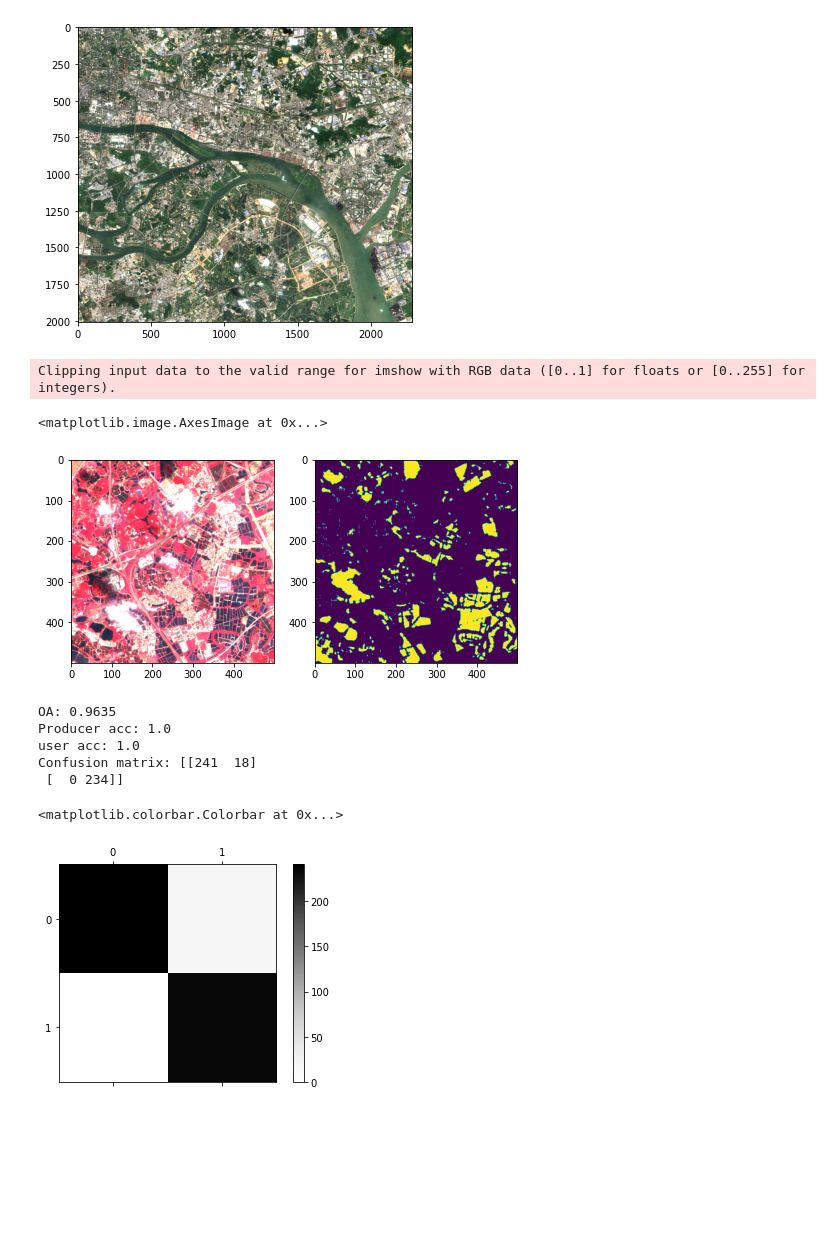
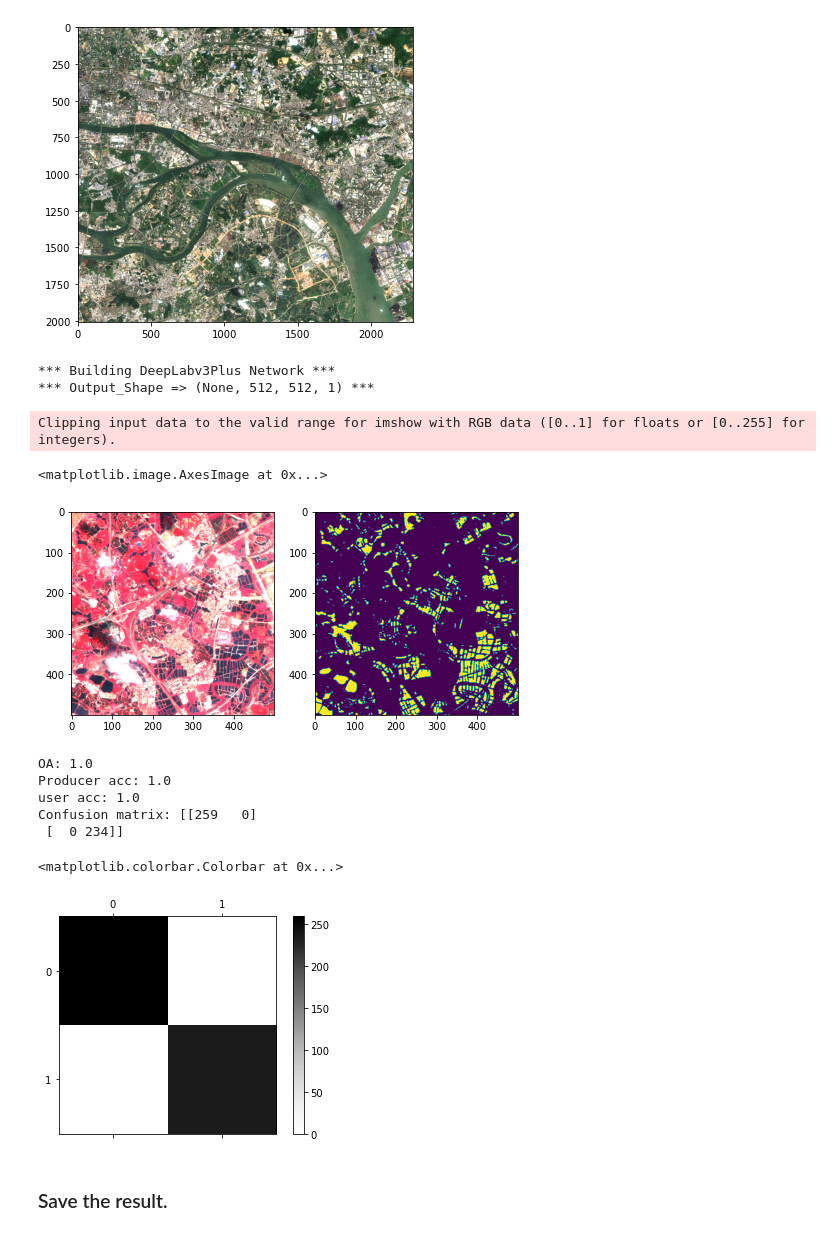
Before and after one commit to xinluo2018/WatNet, a Jupyter notebook: notebooks/infer_demo.ipynb, the cells around one changed output. Cells and saved outputs as stored; diff of their text form; code cells hidden in the pictures; blank space fills up the shorter version.

```diff
--- a/notebooks/infer_demo.ipynb
+++ b/notebooks/infer_demo.ipynb
@@ -25,10 +23,9 @@ from model.seg_model.deepwatermapv2 import deepwatermapv2
 # %%
 ## test image and test sample
 path_S2_img = 'data/test-data(demo)/T49QGF_20191017_6Bands_Urban_Subs.tif'
-path_sam = 'data/test-data(demo)/val_sam.csv'
 # pre-trained model
-path_model = 'model/pretrained/deepwatmapv2.h5'
-path_result_map = 'data/test-data(demo)/result_map_2.tif'
+path_model = 'model/pretrained/watnet.h5'
+path_result_map = 'data/test-data(demo)/result_watnet.tif'
 ## super parameters
 patch_size = 512
 overlay = 80  # the overlay area between neighboring patches
@@ -60,20 +40,23 @@ Clipping input data to the valid range for imshow with RGB data ([0..1] for floa
 <matplotlib.image.AxesImage at 0x...>
 [figure]
 # %%
-###  load the pretrained model
-# model = watnet(input_shape=(512, 512, 6), nclasses=2)
+###  ----- load the pretrained model -----#
+model = watnet(input_shape=(512, 512, 6), nclasses=2)
 # model = deeplabv3_plus(nclasses=2, input_shape=(512, 512, 6))
-model = deepwatermapv2(min_width=4)
+# model = deepwatermapv2(min_width=4)
 model.load_weights(path_model)
+# %% [output]
+*** Building DeepLabv3Plus Network ***
+*** Output_Shape => (None, 512, 512, 1) ***
 # %%
 ## surface water mapping from sentinel-2 image
-with tf.device('/device:CPU:0'):
-    imgPatch_ins = imgPatch(sen2_img, patch_size, overlay)
-    patch_list, start_list, img_patch_row, img_patch_col = imgPatch_ins.toPatch()
-    result_patch_list = [model(patch[np.newaxis, :]) for patch in patch_list]
-    result_patch_list = [np.squeeze(patch, axis = 0) for patch in result_patch_list]
-    pro_map = imgPatch_ins.toImage(result_patch_list, img_patch_row, img_patch_col)
-    cla_map = np.where(pro_map>0.5, 1, 0)
+# with tf.device('/device:GPU:0'):
+imgPatch_ins = imgPatch(sen2_img, patch_size, overlay)
+patch_list, start_list, img_patch_row, img_patch_col = imgPatch_ins.toPatch()
+result_patch_list = [model(patch[np.newaxis, :]) for patch in patch_list]
+result_patch_list = [np.squeeze(patch, axis = 0) for patch in result_patch_list]
+pro_map = imgPatch_ins.toImage(result_patch_list, img_patch_row, img_patch_col)
+cla_map = np.where(pro_map>0.5, 1, 0)
 # %%
 ### show the result
 plt.figure(figsize=(8,4))
@@ -84,23 +67,26 @@ plt.imshow(cla_map[1500:2000, 1000:1500, 0])
 # %% [output]
 Clipping input data to the valid range for imshow with RGB data ([0..1] for floats or [0..255] for integers).
 <matplotlib.image.AxesImage at 0x...>
-[figure, old version]
+[figure, new version]
 # %%
 ## show the accuracy
+path_sam = 'data/test-data(demo)/val_sam.csv'
 df_sam = pd.read_csv(path_sam, header=0)
-acc_oa, acc_prod, acc_user, confus_mat = acc_matrix(cla_map, df_sam.to_numpy(), id_label=0)
+acc_oa, acc_prod, acc_user, confus_mat = acc_matrix(cla_map, df_sam.to_numpy(), id_label=1)
 print('OA:', acc_oa)
 print('Producer acc:', acc_prod)
 print('user acc:', acc_user)
 print('Confusion matrix:', np.around(confus_mat,4))
 plt.matshow(confus_mat,cmap=plt.cm.Greys, fignum=0)
 plt.colorbar()
 # %% [output]
-OA: 0.9635
+OA: 1.0
 Producer acc: 1.0
 user acc: 1.0
-Confusion matrix: [[241  18]
+Confusion matrix: [[259   0]
  [  0 234]]
 <matplotlib.colorbar.Colorbar at 0x...>
-[figure, old version]
+[figure, new version]
+# %% [markdown]
+### Save the result.
 # %%
```
Also changed, not shown: parts of 6 cells of this notebook, 5 other files.
